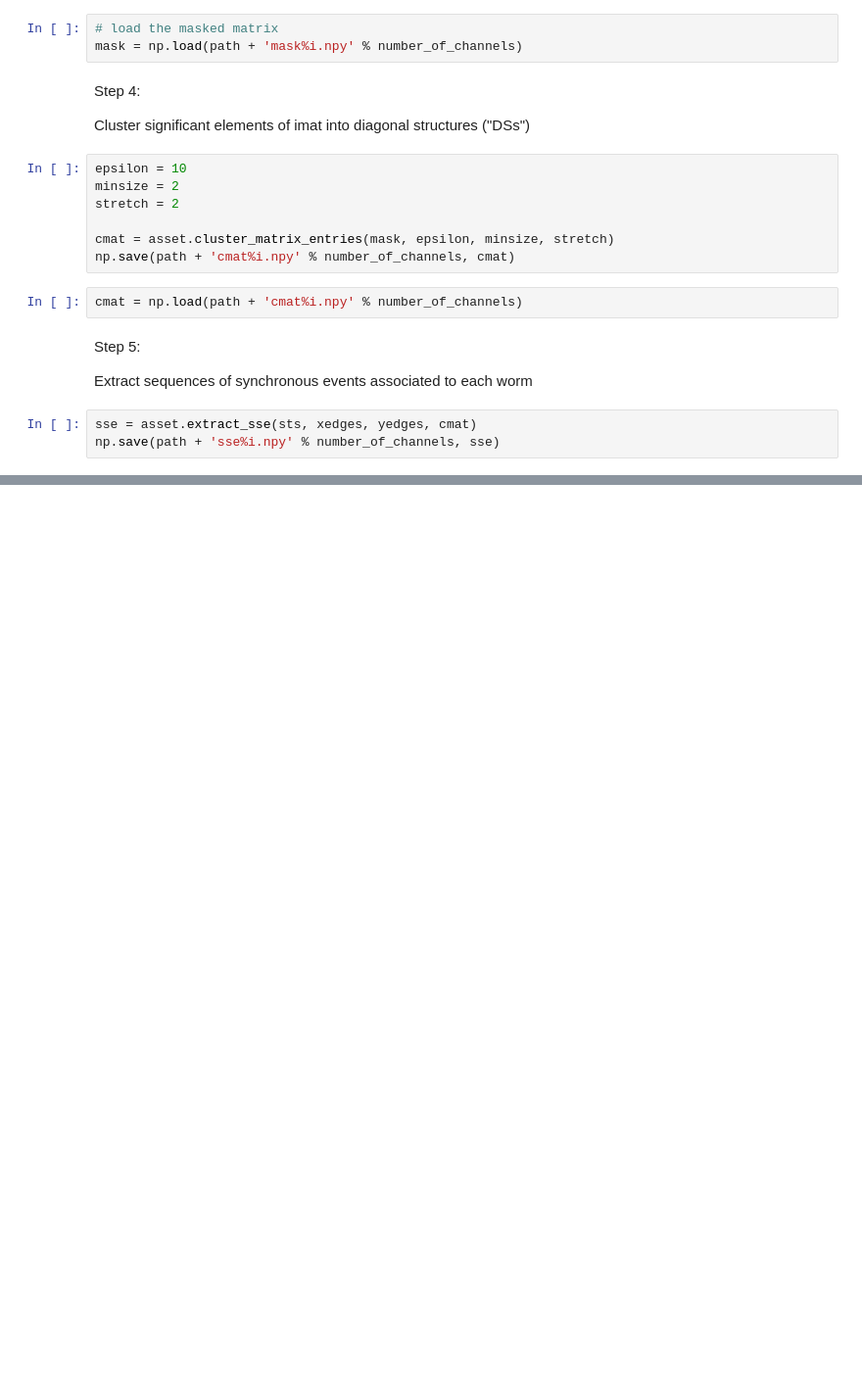
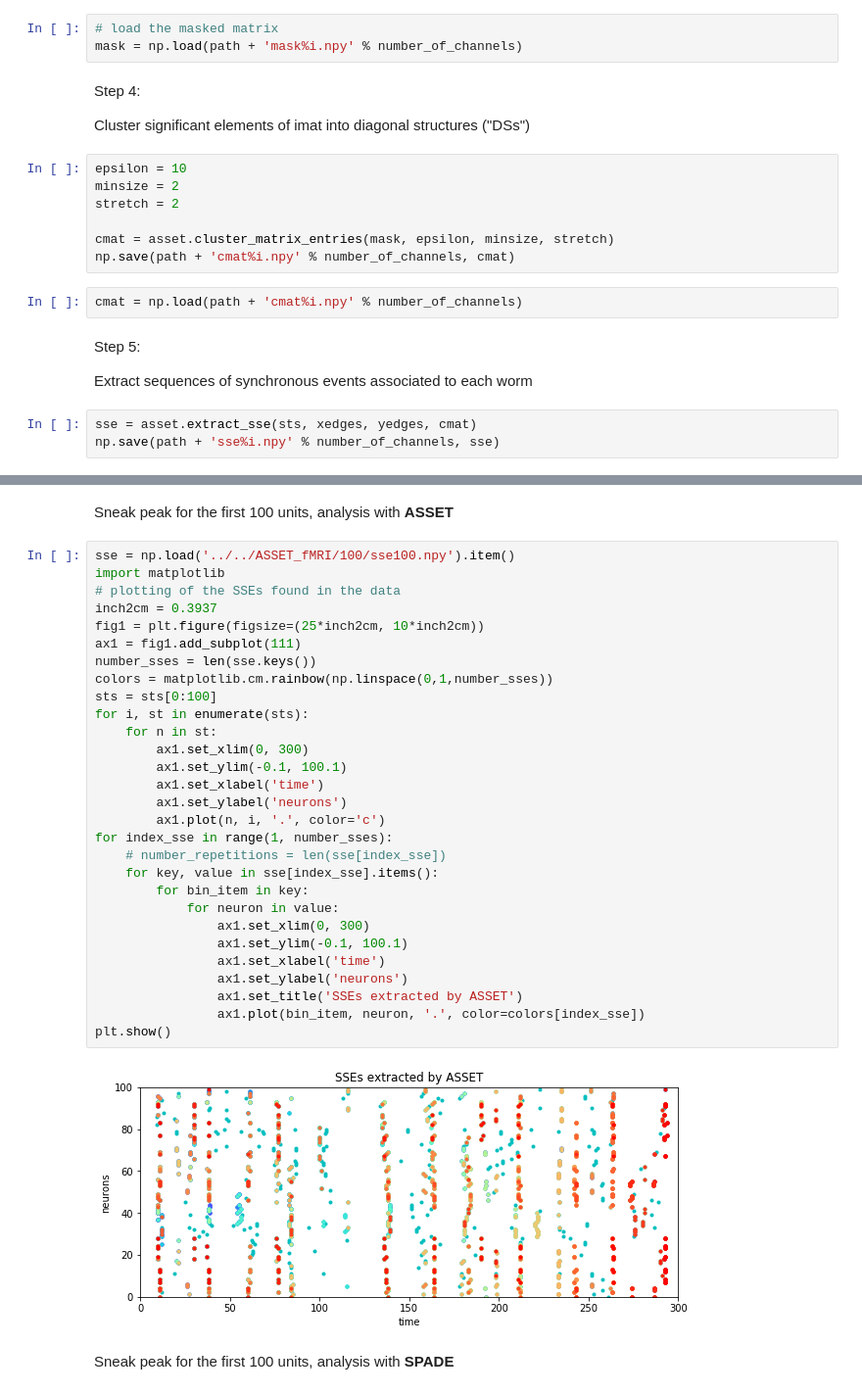
Before and after one commit to stellalessandra/pcp_use_cases, a Jupyter notebook: ASSET/asset_analysis_JN.ipynb, the cells around one changed output, grey strips where cells are left out. Shown: that part at 98% size. Saved outputs shown, nothing was run; the diff lists cells and outputs as text; blank space fills up the shorter version.

```diff
--- a/ASSET/asset_analysis_JN.ipynb
+++ b/ASSET/asset_analysis_JN.ipynb
@@ -152,0 +184,35 @@ AttributeError: 'numpy.ndarray' object has no attribute 'keys'
+# %% [markdown]
+Sneak peak for the first 100 units, analysis with **ASSET**
+# %%
+sse = np.load('../../ASSET_fMRI/100/sse100.npy').item()
+import matplotlib
+# plotting of the SSEs found in the data
+inch2cm = 0.3937
+fig1 = plt.figure(figsize=(25*inch2cm, 10*inch2cm))
+ax1 = fig1.add_subplot(111)
+number_sses = len(sse.keys())
+colors = matplotlib.cm.rainbow(np.linspace(0,1,number_sses))
+sts = sts[0:100]
+for i, st in enumerate(sts):
+    for n in st:
+        ax1.set_xlim(0, 300)
+        ax1.set_ylim(-0.1, 100.1)
+        ax1.set_xlabel('time')
+        ax1.set_ylabel('neurons')
+        ax1.plot(n, i, '.', color='c')
+for index_sse in range(1, number_sses):
+    # number_repetitions = len(sse[index_sse])
+    for key, value in sse[index_sse].items():
+        for bin_item in key:
+            for neuron in value:
+                ax1.set_xlim(0, 300)
+                ax1.set_ylim(-0.1, 100.1)
+                ax1.set_xlabel('time')
+                ax1.set_ylabel('neurons')
+                ax1.set_title('SSEs extracted by ASSET')
+                ax1.plot(bin_item, neuron, '.', color=colors[index_sse])
+plt.show()
+# %% [output]
+[figure, added]
+# %% [markdown]
+Sneak peak for the first 100 units, analysis with **SPADE**
```
Also changed, not shown: parts of 4 cells of this notebook.
